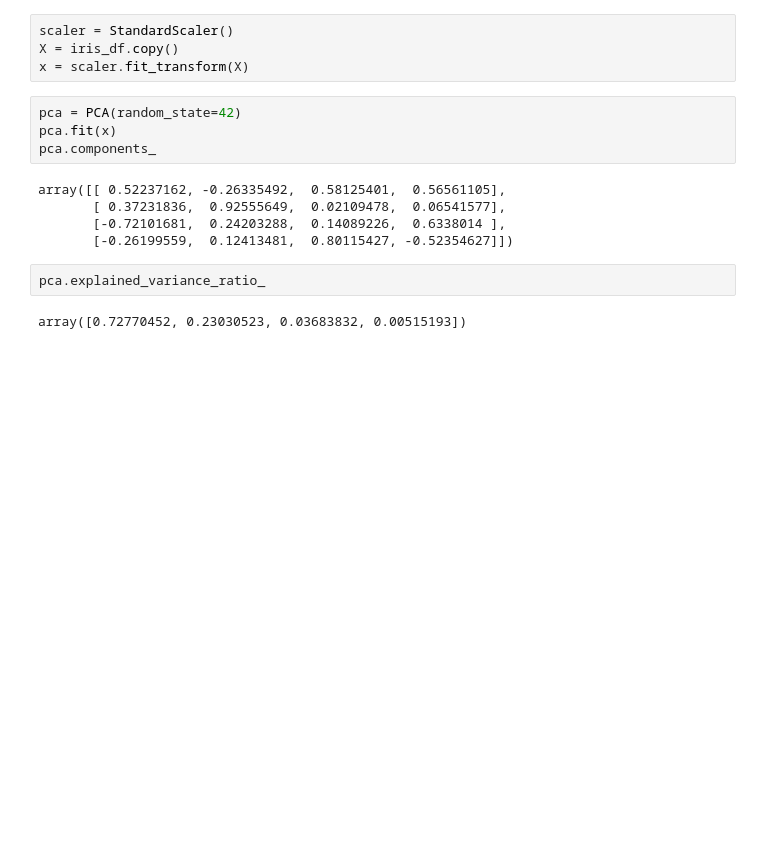
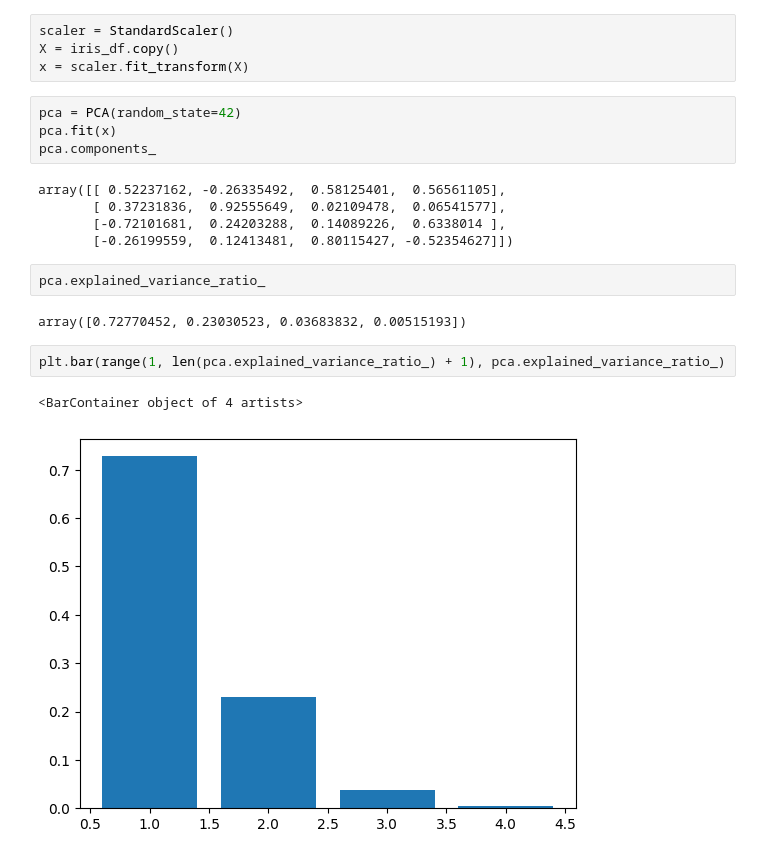
Before and after one commit to mundrapiyush/data-analysis, a Jupyter notebook: PCA/pca-comprehension.ipynb, the cells around one changed output. Drawn from its saved outputs; the diff is of its cells as text; blank space fills up the shorter version.

```diff
--- a/PCA/pca-comprehension.ipynb
+++ b/PCA/pca-comprehension.ipynb
@@ -24,3 +25,8 @@ array([[ 0.52237162, -0.26335492,  0.58125401,  0.56561105],
 pca.explained_variance_ratio_
 # %% [output]
 array([0.72770452, 0.23030523, 0.03683832, 0.00515193])
+# %%
+plt.bar(range(1, len(pca.explained_variance_ratio_) + 1), pca.explained_variance_ratio_)
+# %% [output]
+<BarContainer object of 4 artists>
+[figure, added]
```
Also changed, not shown: parts of 5 cells of this notebook, 6 other files.
